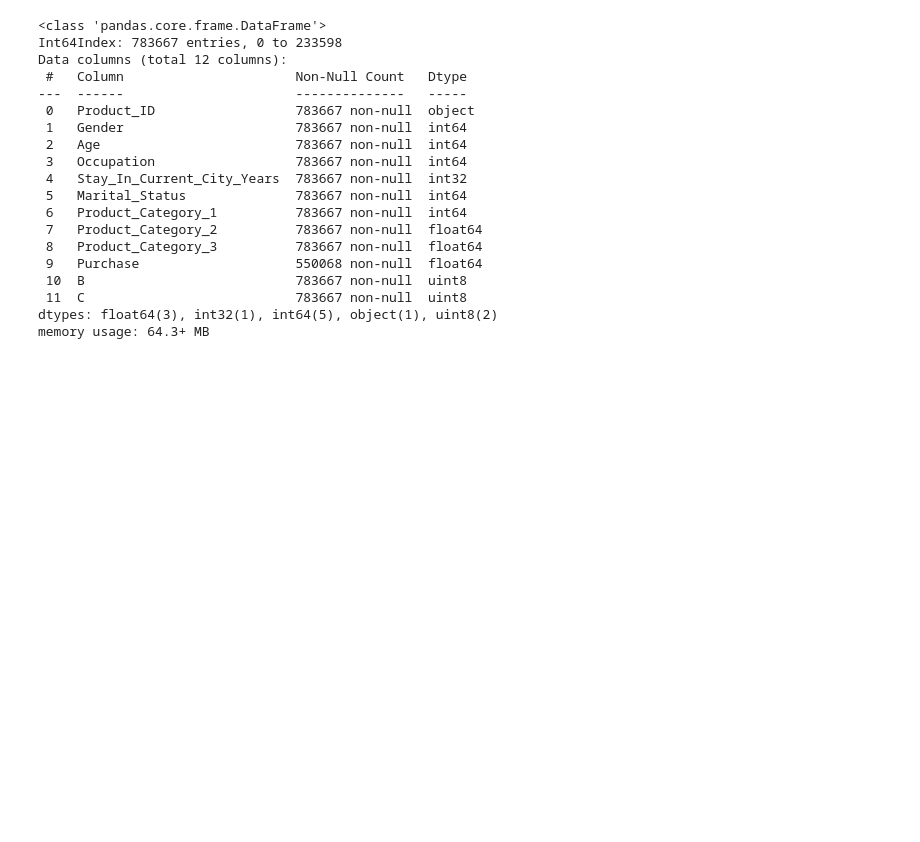
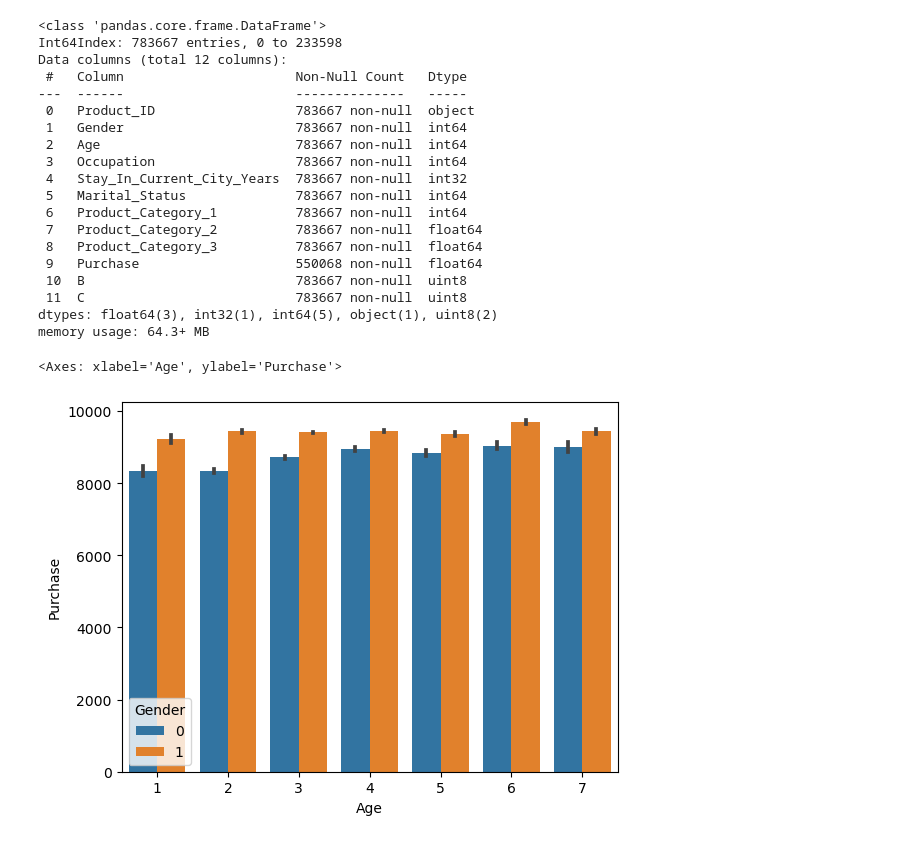
Before and after one commit to KrishBhimani/EDA-and-Feature-Engineering, a Jupyter notebook: Black Friday EDA/Black Friday.ipynb, the cells around one changed output. Cells and saved outputs as stored; diff of their text form; code cells hidden in the pictures; blank space fills up the shorter version.

```diff
--- a/Black Friday EDA/Black Friday.ipynb
+++ b/Black Friday EDA/Black Friday.ipynb
@@ -299,3 +299,9 @@ memory usage: 64.3+ MB
 # %%
 df['B']=df['B'].astype(int)
 df['C']=df['C'].astype(int)
+# %%
+#Visualisation Age vs Purchased
+sns.barplot(data=df,x=df['Age'],y=df['Purchase'],hue=df['Gender'])
+# %% [output]
+<Axes: xlabel='Age', ylabel='Purchase'>
+[figure, added]
```
Also changed, not shown: parts of 12 cells of this notebook.
